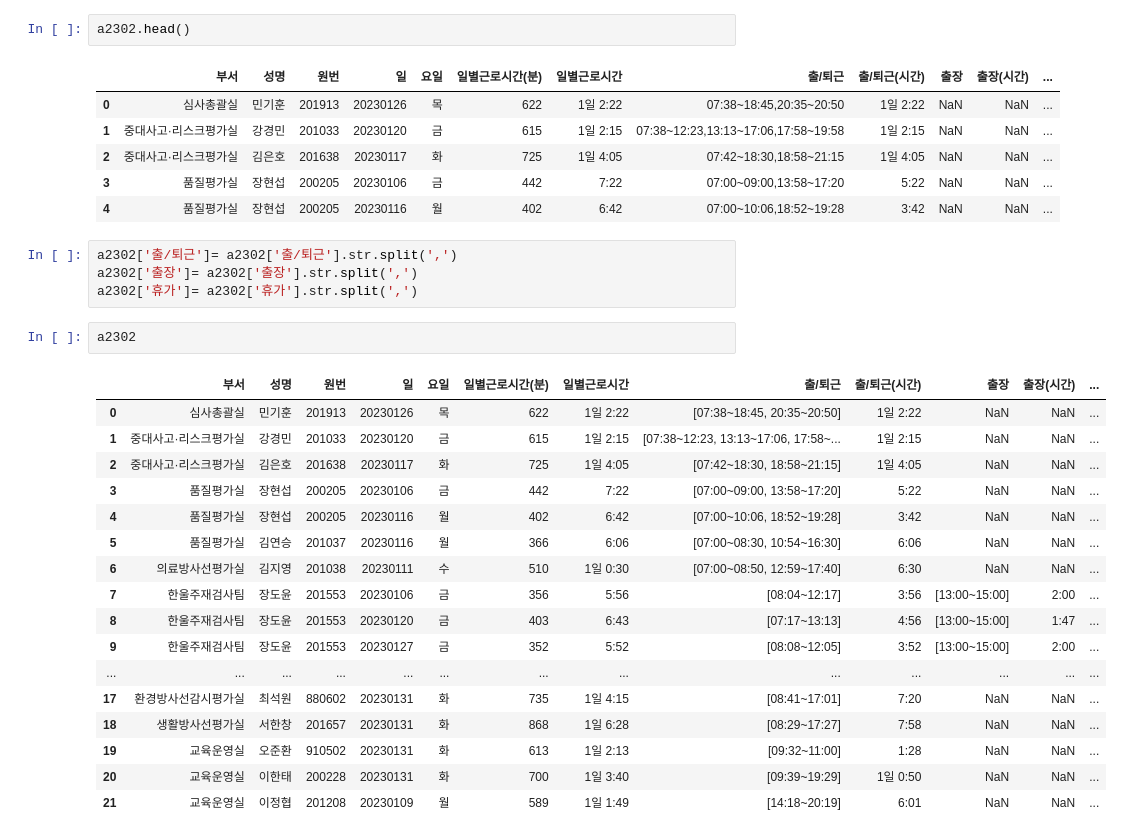
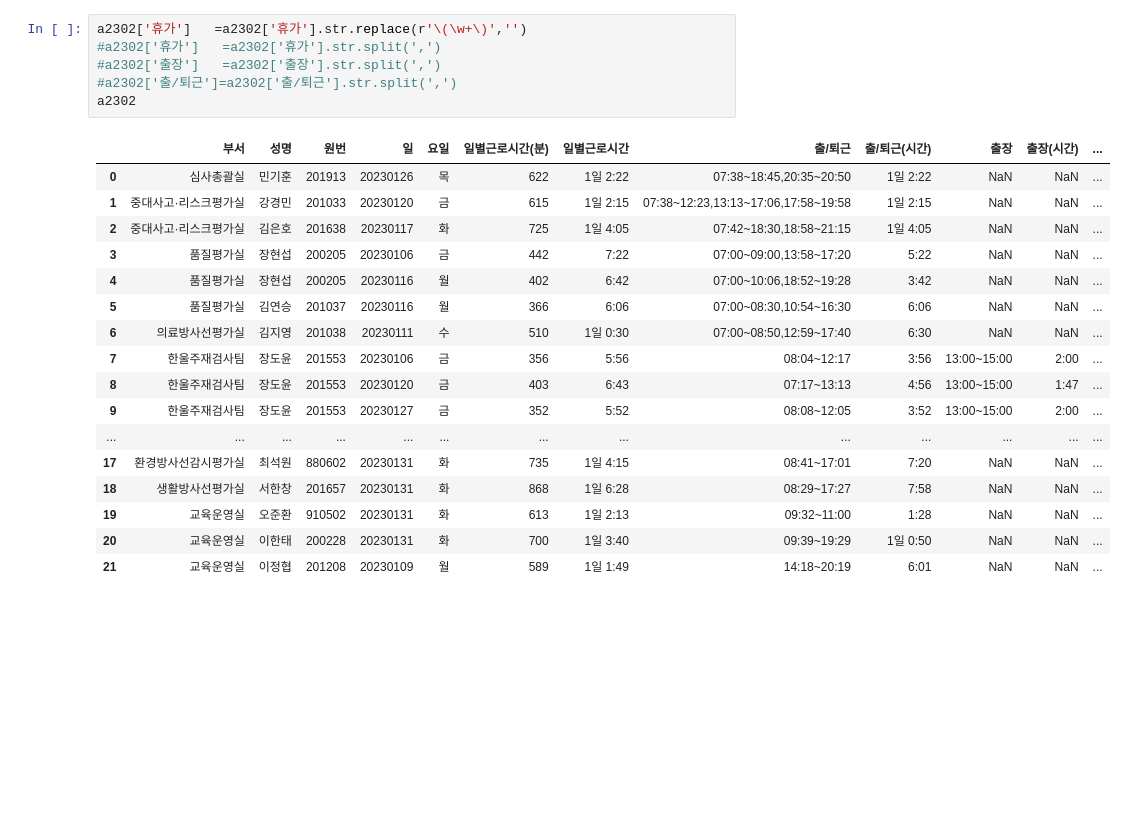
Before and after one commit to cymyung/dilligence, a Jupyter notebook: dilligence.ipynb, the cells around one changed output. Cells and saved outputs as stored; diff of their text form; blank space fills up the shorter version.

```diff
--- a/dilligence.ipynb
+++ b/dilligence.ipynb
@@ -17,33 +30,24 @@ a2302 = pd.read_excel('https://raw.githubusercontent.com/cymyung/dilligence/main
-# %%
-a2302.head()
-# %% [output]
-|  | 부서 | 성명 | 원번 | 일 | 요일 | 일별근로시간(분) | 일별근로시간 | 출/퇴근 | 출/퇴근(시간) | 출장 | 출장(시간) | ... |
-| 0 | 심사총괄실 | 민기훈 | 201913 | 20230126 | 목 | 622 | 1일 2:22 | 07:38~18:45,20:35~20:50 | 1일 2:22 | NaN | NaN | ... |
-| 1 | 중대사고·리스크평가실 | 강경민 | 201033 | 20230120 | 금 | 615 | 1일 2:15 | 07:38~12:23,13:13~17:06,17:58~19:58 | 1일 2:15 | NaN | NaN | ... |
-| 2 | 중대사고·리스크평가실 | 김은호 | 201638 | 20230117 | 화 | 725 | 1일 4:05 | 07:42~18:30,18:58~21:15 | 1일 4:05 | NaN | NaN | ... |
-| 3 | 품질평가실 | 장현섭 | 200205 | 20230106 | 금 | 442 | 7:22 | 07:00~09:00,13:58~17:20 | 5:22 | NaN | NaN | ... |
-| 4 | 품질평가실 | 장현섭 | 200205 | 20230116 | 월 | 402 | 6:42 | 07:00~10:06,18:52~19:28 | 3:42 | NaN | NaN | ... |
 # %%
-a2302['출/퇴근']= a2302['출/퇴근'].str.split(',')
-a2302['출장']= a2302['출장'].str.split(',')
-a2302['휴가']= a2302['휴가'].str.split(',')
+a2302['휴가']   =a2302['휴가'].str.replace(r'\(\w+\)','')
+#a2302['휴가']   =a2302['휴가'].str.split(',')
+#a2302['출장']   =a2302['출장'].str.split(',')
+#a2302['출/퇴근']=a2302['출/퇴근'].str.split(',')
+a2302
+# %% [output]
+|  | 부서 | 성명 | 원번 | 일 | 요일 | 일별근로시간(분) | 일별근로시간 | 출/퇴근 | 출/퇴근(시간) | 출장 | 출장(시간) | ... |
+| 0 | 심사총괄실 | 민기훈 | 201913 | 20230126 | 목 | 622 | 1일 2:22 | 07:38~18:45,20:35~20:50 | 1일 2:22 | NaN | NaN | ... |
+| 1 | 중대사고·리스크평가실 | 강경민 | 201033 | 20230120 | 금 | 615 | 1일 2:15 | 07:38~12:23,13:13~17:06,17:58~19:58 | 1일 2:15 | NaN | NaN | ... |
+| 2 | 중대사고·리스크평가실 | 김은호 | 201638 | 20230117 | 화 | 725 | 1일 4:05 | 07:42~18:30,18:58~21:15 | 1일 4:05 | NaN | NaN | ... |
+| 3 | 품질평가실 | 장현섭 | 200205 | 20230106 | 금 | 442 | 7:22 | 07:00~09:00,13:58~17:20 | 5:22 | NaN | NaN | ... |
+| 4 | 품질평가실 | 장현섭 | 200205 | 20230116 | 월 | 402 | 6:42 | 07:00~10:06,18:52~19:28 | 3:42 | NaN | NaN | ... |
+| 5 | 품질평가실 | 김연승 | 201037 | 20230116 | 월 | 366 | 6:06 | 07:00~08:30,10:54~16:30 | 6:06 | NaN | NaN | ... |
+| 6 | 의료방사선평가실 | 김지영 | 201038 | 20230111 | 수 | 510 | 1일 0:30 | 07:00~08:50,12:59~17:40 | 6:30 | NaN | NaN | ... |
+| 7 | 한울주재검사팀 | 장도윤 | 201553 | 20230106 | 금 | 356 | 5:56 | 08:04~12:17 | 3:56 | 13:00~15:00 | 2:00 | ... |
+| 8 | 한울주재검사팀 | 장도윤 | 201553 | 20230120 | 금 | 403 | 6:43 | 07:17~13:13 | 4:56 | 13:00~15:00 | 1:47 | ... |
+| 9 | 한울주재검사팀 | 장도윤 | 201553 | 20230127 | 금 | 352 | 5:52 | 08:08~12:05 | 3:52 | 13:00~15:00 | 2:00 | ... |
+| ... | ... | ... | ... | ... | ... | ... | ... | ... | ... | ... | ... | ... |
+| 17 | 환경방사선감시평가실 | 최석원 | 880602 | 20230131 | 화 | 735 | 1일 4:15 | 08:41~17:01 | 7:20 | NaN | NaN | ... |
+| 18 | 생활방사선평가실 | 서한창 | 201657 | 20230131 | 화 | 868 | 1일 6:28 | 08:29~17:27 | 7:58 | NaN | NaN | ... |
+| 19 | 교육운영실 | 오준환 | 910502 | 20230131 | 화 | 613 | 1일 2:13 | 09:32~11:00 | 1:28 | NaN | NaN | ... |
+| 20 | 교육운영실 | 이한태 | 200228 | 20230131 | 화 | 700 | 1일 3:40 | 09:39~19:29 | 1일 0:50 | NaN | NaN | ... |
+| 21 | 교육운영실 | 이정협 | 201208 | 20230109 | 월 | 589 | 1일 1:49 | 14:18~20:19 | 6:01 | NaN | NaN | ... |
-# %%
-a2302
-# %% [output]
-|  | 부서 | 성명 | 원번 | 일 | 요일 | 일별근로시간(분) | 일별근로시간 | 출/퇴근 | 출/퇴근(시간) | 출장 | 출장(시간) | ... |
-| 0 | 심사총괄실 | 민기훈 | 201913 | 20230126 | 목 | 622 | 1일 2:22 | [07:38~18:45, 20:35~20:50] | 1일 2:22 | NaN | NaN | ... |
-| 1 | 중대사고·리스크평가실 | 강경민 | 201033 | 20230120 | 금 | 615 | 1일 2:15 | [07:38~12:23, 13:13~17:06, 17:58~... | 1일 2:15 | NaN | NaN | ... |
-| 2 | 중대사고·리스크평가실 | 김은호 | 201638 | 20230117 | 화 | 725 | 1일 4:05 | [07:42~18:30, 18:58~21:15] | 1일 4:05 | NaN | NaN | ... |
-| 3 | 품질평가실 | 장현섭 | 200205 | 20230106 | 금 | 442 | 7:22 | [07:00~09:00, 13:58~17:20] | 5:22 | NaN | NaN | ... |
-| 4 | 품질평가실 | 장현섭 | 200205 | 20230116 | 월 | 402 | 6:42 | [07:00~10:06, 18:52~19:28] | 3:42 | NaN | NaN | ... |
-| 5 | 품질평가실 | 김연승 | 201037 | 20230116 | 월 | 366 | 6:06 | [07:00~08:30, 10:54~16:30] | 6:06 | NaN | NaN | ... |
-| 6 | 의료방사선평가실 | 김지영 | 201038 | 20230111 | 수 | 510 | 1일 0:30 | [07:00~08:50, 12:59~17:40] | 6:30 | NaN | NaN | ... |
-| 7 | 한울주재검사팀 | 장도윤 | 201553 | 20230106 | 금 | 356 | 5:56 | [08:04~12:17] | 3:56 | [13:00~15:00] | 2:00 | ... |
-| 8 | 한울주재검사팀 | 장도윤 | 201553 | 20230120 | 금 | 403 | 6:43 | [07:17~13:13] | 4:56 | [13:00~15:00] | 1:47 | ... |
-| 9 | 한울주재검사팀 | 장도윤 | 201553 | 20230127 | 금 | 352 | 5:52 | [08:08~12:05] | 3:52 | [13:00~15:00] | 2:00 | ... |
-| ... | ... | ... | ... | ... | ... | ... | ... | ... | ... | ... | ... | ... |
-| 17 | 환경방사선감시평가실 | 최석원 | 880602 | 20230131 | 화 | 735 | 1일 4:15 | [08:41~17:01] | 7:20 | NaN | NaN | ... |
-| 18 | 생활방사선평가실 | 서한창 | 201657 | 20230131 | 화 | 868 | 1일 6:28 | [08:29~17:27] | 7:58 | NaN | NaN | ... |
-| 19 | 교육운영실 | 오준환 | 910502 | 20230131 | 화 | 613 | 1일 2:13 | [09:32~11:00] | 1:28 | NaN | NaN | ... |
-| 20 | 교육운영실 | 이한태 | 200228 | 20230131 | 화 | 700 | 1일 3:40 | [09:39~19:29] | 1일 0:50 | NaN | NaN | ... |
-| 21 | 교육운영실 | 이정협 | 201208 | 20230109 | 월 | 589 | 1일 1:49 | [14:18~20:19] | 6:01 | NaN | NaN | ... |
```
Also changed, not shown: parts of 18 cells of this notebook.
